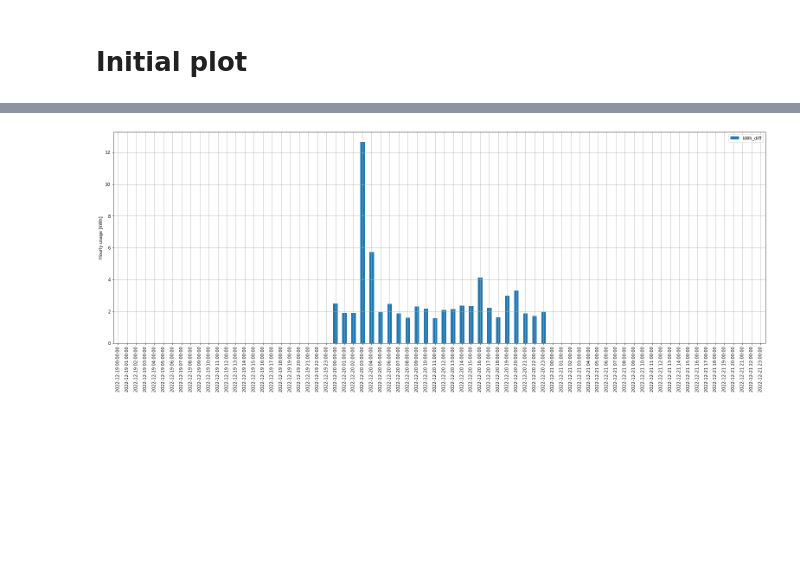
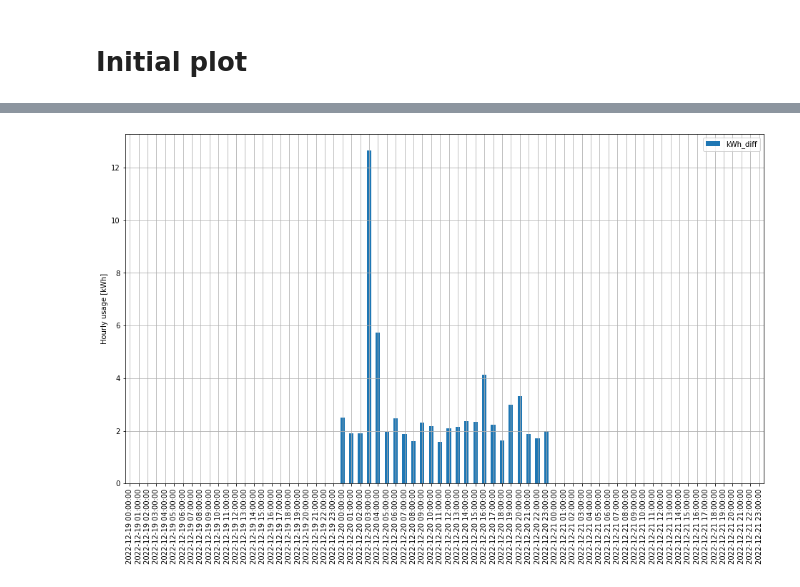
Before and after one commit to tjansson60/ewii-data-processing, a Jupyter notebook: process-ewii-data.ipynb, the cells around one changed output, grey strips where cells are left out. Saved outputs shown, nothing was run; the diff lists cells and outputs as text; code cells hidden in the pictures; blank space fills up the shorter version.

```diff
--- a/process-ewii-data.ipynb
+++ b/process-ewii-data.ipynb
@@ -178,15 +177,15 @@ ax.set_xlabel('');
 # %%
 df_plot_diff_zoom = df.loc['2022-12-19':'2022-12-21']
 ax = df_plot_diff_zoom.plot(
     y='kWh_diff',
-    figsize=(27,9),
+    figsize=(16,9),
     grid=True,
     kind='bar'
     )
 ax.set_ylabel('Hourly usage [kWh]');
 ax.set_xlabel('');
 # %% [output]
-[figure, old version]
+[figure, new version]
 # %%
 df_plot_diff_zoom = df.loc['2022-10-29':'2022-10-30']
 ax = df_plot_diff_zoom.plot(
```
Also changed, not shown: parts of 4 cells of this notebook.
